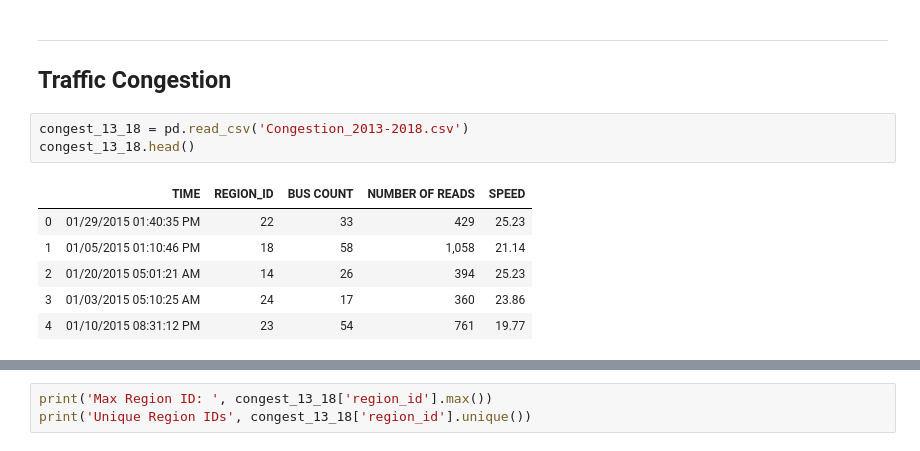
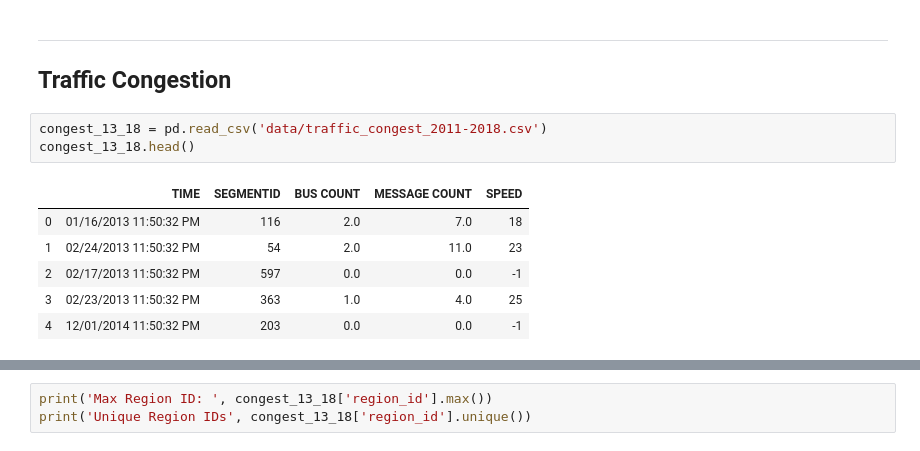
Before and after one commit to Morgan-Sell/chi-traffic-accidents, a Jupyter notebook: chi-transport-eda.ipynb, the cells around one changed output, grey strips where cells are left out. Cells and saved outputs as stored; diff of their text form.

```diff
--- a/chi-transport-eda.ipynb
+++ b/chi-transport-eda.ipynb
@@ -90,12 +99,12 @@ ax.set_title('Accidents by Month', fontsize=16);
 ---
 ## Traffic Congestion
 # %%
-congest_13_18 = pd.read_csv('Congestion_2013-2018.csv')
+congest_13_18 = pd.read_csv('data/traffic_congest_2011-2018.csv')
 congest_13_18.head()
 # %% [output]
-|  | TIME | REGION_ID | BUS COUNT | NUMBER OF READS | SPEED |
-| 0 | 01/29/2015 01:40:35 PM | 22 | 33 | 429 | 25.23 |
-| 1 | 01/05/2015 01:10:46 PM | 18 | 58 | 1,058 | 21.14 |
-| 2 | 01/20/2015 05:01:21 AM | 14 | 26 | 394 | 25.23 |
-| 3 | 01/03/2015 05:10:25 AM | 24 | 17 | 360 | 23.86 |
-| 4 | 01/10/2015 08:31:12 PM | 23 | 54 | 761 | 19.77 |
+|  | TIME | SEGMENTID | BUS COUNT | MESSAGE COUNT | SPEED |
+| 0 | 01/16/2013 11:50:32 PM | 116 | 2.0 | 7.0 | 18 |
+| 1 | 02/24/2013 11:50:32 PM | 54 | 2.0 | 11.0 | 23 |
+| 2 | 02/17/2013 11:50:32 PM | 597 | 0.0 | 0.0 | -1 |
+| 3 | 02/23/2013 11:50:32 PM | 363 | 1.0 | 4.0 | 25 |
+| 4 | 12/01/2014 11:50:32 PM | 203 | 0.0 | 0.0 | -1 |
```
Also changed, not shown: parts of 11 cells of this notebook.
